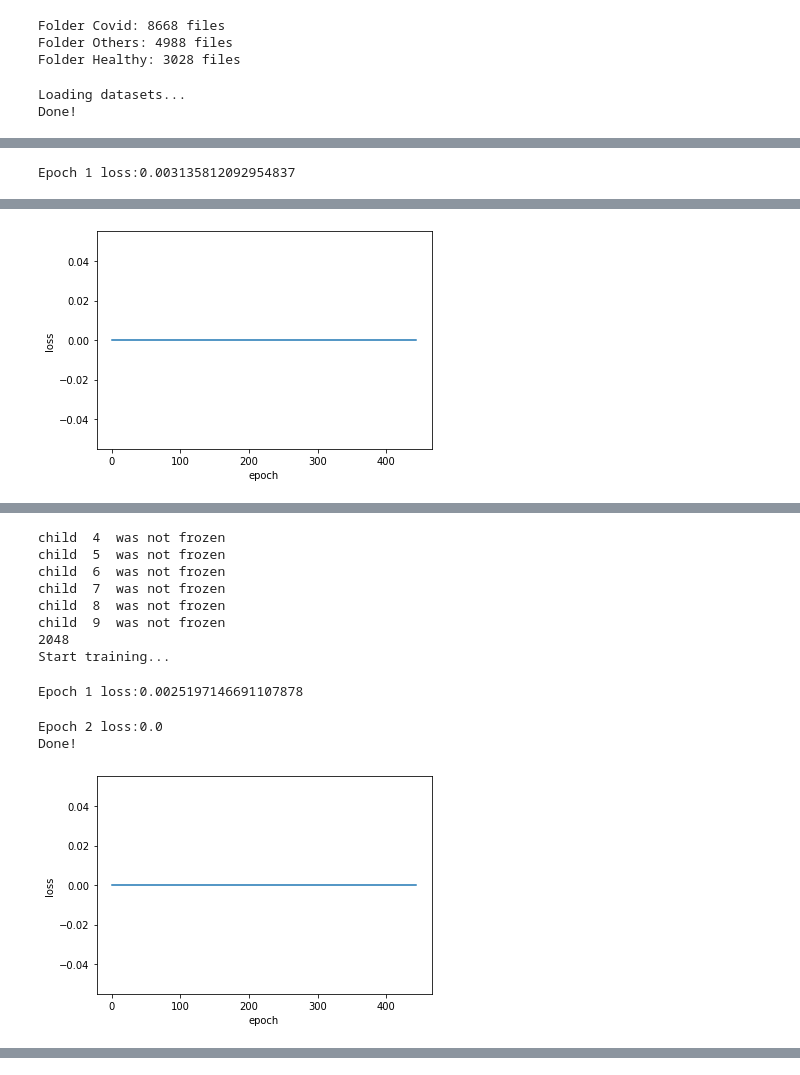
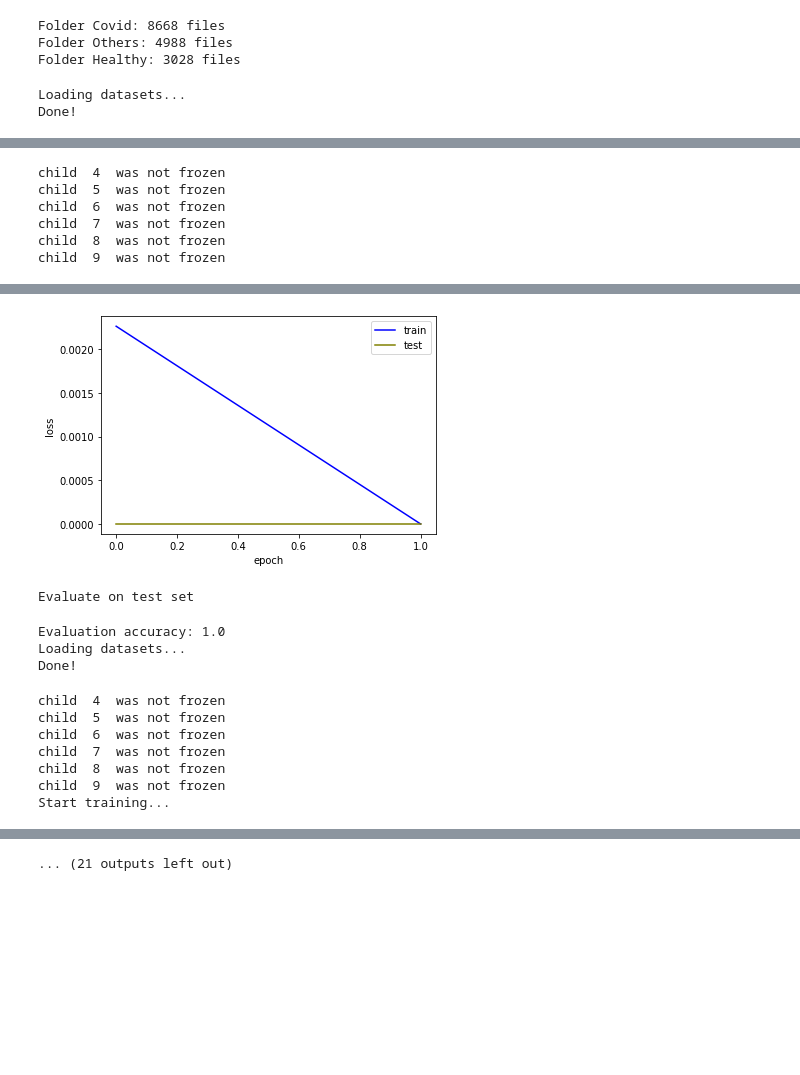
Before and after one commit to willychangx/covid-ml, a Jupyter notebook: eg.ipynb, the cells around one changed output, grey strips where cells are left out. Saved outputs shown, nothing was run; the diff lists cells and outputs as text; code cells hidden in the pictures; blank space fills up the shorter version.

```diff
--- a/eg.ipynb
+++ b/eg.ipynb
@@ -59,7 +43,7 @@ params = {
     "fc1True": True, # use bias for linear fully convolutional
     "fc2True": True, # use bias for linear fully convolutional
     "lr": 1e-2, # learning rate for adam optimizer
-    "wd": 0, # weight decay for adam optimizer
+    "wd": 0.1, # weight decay for adam optimizer
     "epochs": 2, # number of epochs (iterations)
     "percent": 0.20, # % of the dataset to split up (1/percent = # of folds for cross validation)
 }
@@ -191,8 +175,8 @@ class DataSet(Dataset):
         if not train:
             for file in os.listdir(randFolders[iteration]):
                 id = file.split('_')[0]
-                shutil.copy2(randFolders[iteration] + '/' + str(file), './image/' + str(idx) + '.png')
-                fp = open("./label/" + str(idx) + '.txt', "w")
+                shutil.copy2(randFolders[iteration] + '/' + str(file), './image/' + str(idx).zfill(5) + '.png')
+                fp = open("./label/" + str(idx).zfill(5) + '.txt', "w")
                 fp.write(str(id))
                 idx += 1
         # Otherwise, use the other folders
@@ -201,8 +185,8 @@ class DataSet(Dataset):
                 if num != iteration:
                     for file in os.listdir(folder):
                         id = file.split('_')[0]
-                        shutil.copy2(folder + '/' + str(file), './image/' + str(idx) + '.png')
-                        fp = open("./label/" + str(idx) + '.txt', "w")
+                        shutil.copy2(folder + '/' + str(file), './image/' + str(idx).zfill(5) + '.png')
+                        fp = open("./label/" + str(idx).zfill(5) + '.txt', "w")
                         fp.write(str(id))
                         idx += 1
 
@@ -223,8 +207,6 @@ class DataSet(Dataset):
         img = self.images[idx]
         label = self.labels[idx]
 
-        if self.transform
-
         return {'image': img, 'label': label }
 # %%
 import torchvision.models as models
@@ -331,9 +313,11 @@ for i in range((int)(1/params['percent'])):
     def train(model, loader, num_epoch = num_epochs): # Train the model
         print("Start training...")
         model.train() # Set the model to training mode
+        trainingLoss = []
+        testingLoss = []
         for i in range(num_epoch):
             running_loss = []
-            # test_loss = []
+            test_loss = []
             for batch, label in tqdm(loader):
                 batch = batch.to(device)
                 label = label.to(device)
@@ -343,19 +327,24 @@ for i in range((int)(1/params['percent'])):
                 running_loss.append(loss.item())
                 loss.backward() # Backprop gradients to all tensors in the network
                 optimizer.step() # Update trainable weights
-            # with torch.no_grad():
-            #     for batch, label in tqdm(loader):
-            #         batch = batch.to(device)
-            #         label = label.to(device)
-            #         optimizer.zero_grad() # Clear gradients from the previous iteration
-            #         pred = model(batch) # This will call Network.forward() that you implement
-            #         loss = criterion(pred, label) # Calculate the loss
-            #         test_loss.append(loss.item())
-            print("Epoch {} loss:{}".format(i+1,np.mean(running_loss))) # Print the average loss for this epoch
+            print("Epoch {} training loss:{}".format(i+1,np.mean(running_loss))) # Print the average loss for this epoch
+            with torch.no_grad():
+                for batch, label in tqdm(loader):
+                    batch = batch.to(device)
+                    label = label.to(device)
+                    optimizer.zero_grad() # Clear gradients from the previous iteration
+                    pred = model(batch) # This will call Network.forward() that you implement
+                    loss = criterion(pred, label) # Calculate the loss
+                    test_loss.append(loss.item())
+            print("Epoch {} testing loss:{}".format(i+1,np.mean(running_loss))) # Print the average loss for this epoch
+            trainingLoss.append(np.mean(running_loss))
+            testingLoss.append(np.mean(test_loss))
         print("Done!")
-        plt.plot(running_loss)
+        plt.plot(trainingLoss, color='blue', label="train")
+        plt.plot(testingLoss, color='olive', label="test")
         plt.ylabel('loss')
         plt.xlabel('epoch')
+        plt.legend()
         plt.show()
 
     def evaluate(model, loader): # Evaluate accuracy on validation / test set
@@ -390 +372,6 @@ Start training...
-Epoch 1 loss:0.003135812092954837
+child  4  was not frozen
+child  5  was not frozen
+child  6  was not frozen
+child  7  was not frozen
+child  8  was not frozen
+child  9  was not frozen
@@ -393 +378,0 @@ Done!
-[figure, old version]
@@ -397,13 +381,13 @@ Loading datasets...
 Done!
+[figure, new version]
-child  4  was not frozen
-child  5  was not frozen
-child  6  was not frozen
-child  7  was not frozen
-child  8  was not frozen
-child  9  was not frozen
-2048
-Start training...
+Evaluate on test set
-Epoch 1 loss:0.0025197146691107878
+Evaluation accuracy: 1.0
+Loading datasets...
+Done!
-Epoch 2 loss:0.0
-Done!
+child  4  was not frozen
+child  5  was not frozen
+child  6  was not frozen
+child  7  was not frozen
+child  8  was not frozen
+child  9  was not frozen
+Start training...
-[figure, removed]
@@ -411,0 +397 @@ Evaluate on test set
+... (21 outputs left out)
```
Also changed, not shown: parts of 2 cells of this notebook.
